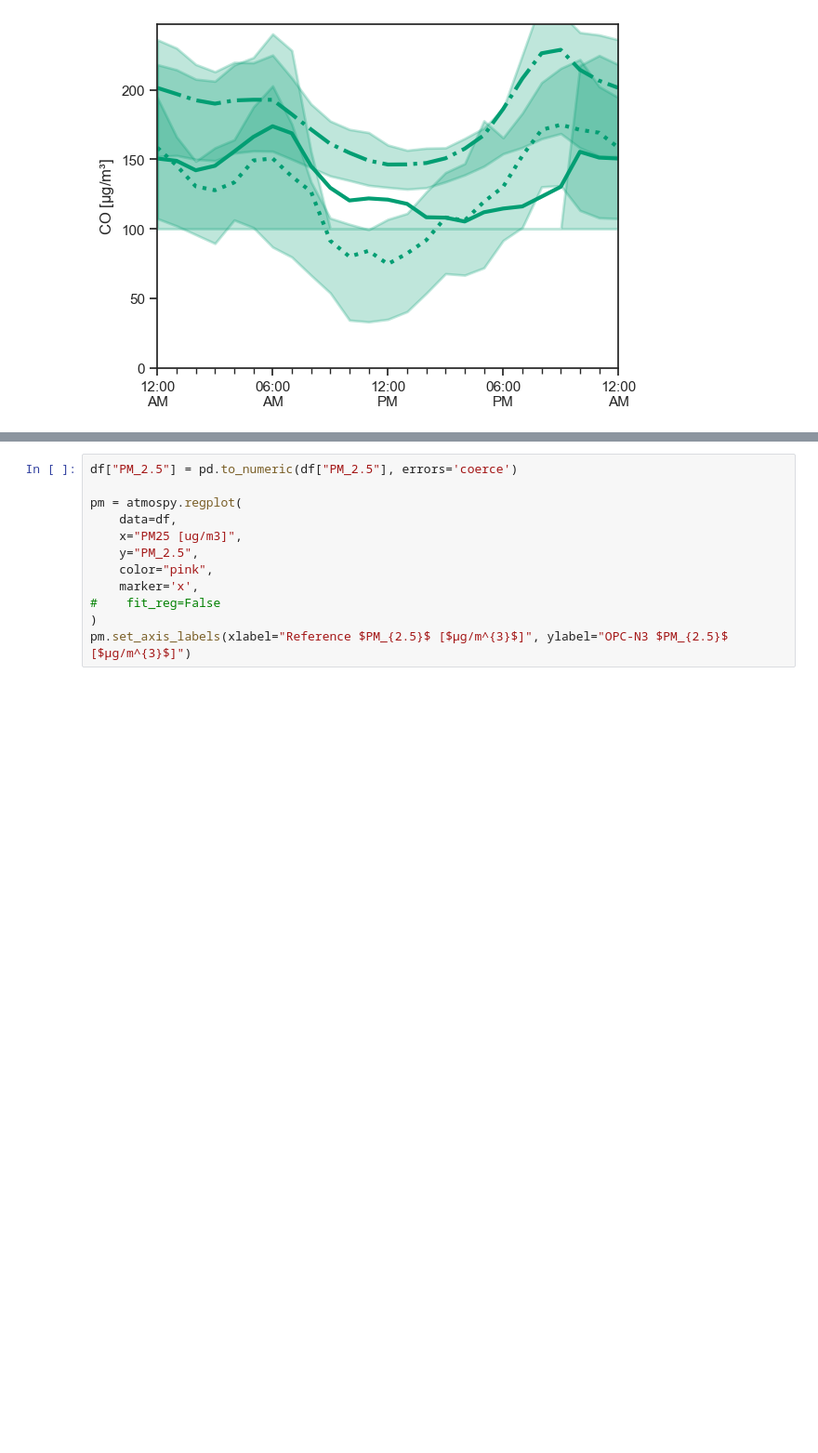
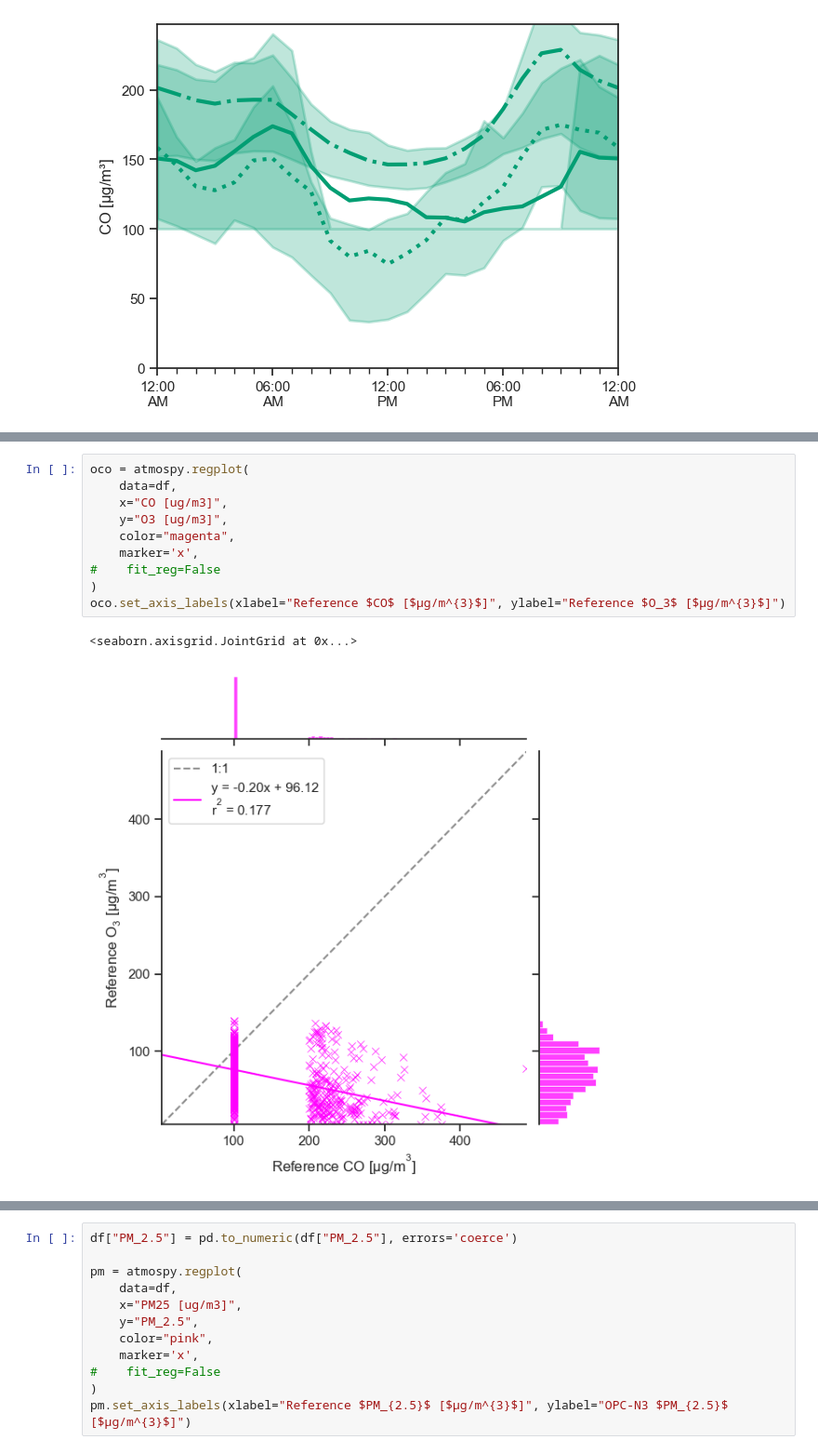
Before and after one commit to vn-hub/koloka, a Jupyter notebook: Eval3_summer.ipynb, the cells around one changed output, grey strips where cells are left out. Shown at 93% size. Drawn from its saved outputs; the diff is of its cells as text; blank space fills up the shorter version.

Commit message:
Seaborn analysis
New notebooks with exploratory data analysis using seaborn library

```diff
--- a/Eval3_summer.ipynb
+++ b/Eval3_summer.ipynb
@@ -559,3 +560,16 @@ pm.set_axis_labels(xlabel="Reference $O_{3}$ [$µg/m^{3}$]", ylabel="CAMS $O_{3}
 # %% [output]
 <seaborn.axisgrid.JointGrid at 0x...>
 [figure]
+# %%
+oco = atmospy.regplot(
+    data=df,
+    x="CO [ug/m3]",
+    y="O3 [ug/m3]",
+    color="magenta",
+    marker='x',
+#    fit_reg=False
+)
+oco.set_axis_labels(xlabel="Reference $CO$ [$µg/m^{3}$]", ylabel="Reference $O_3$ [$µg/m^{3}$]")
+# %% [output]
+<seaborn.axisgrid.JointGrid at 0x...>
+[figure, added]
```
Also changed, not shown: parts of 3 cells of this notebook, 1 other file.
